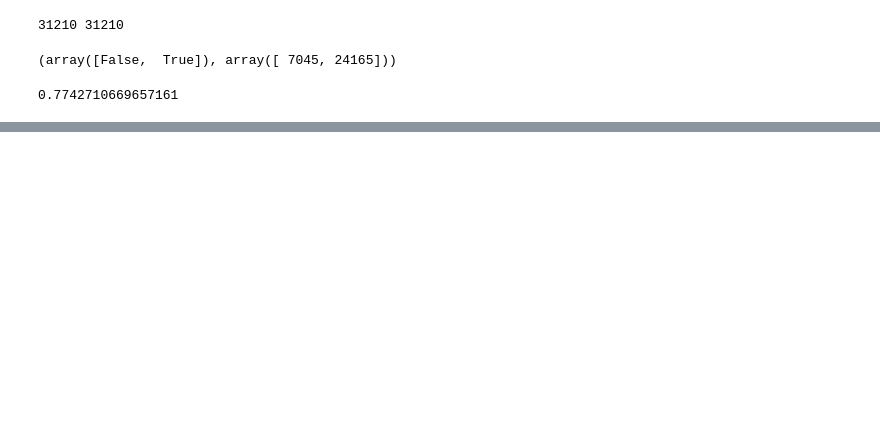
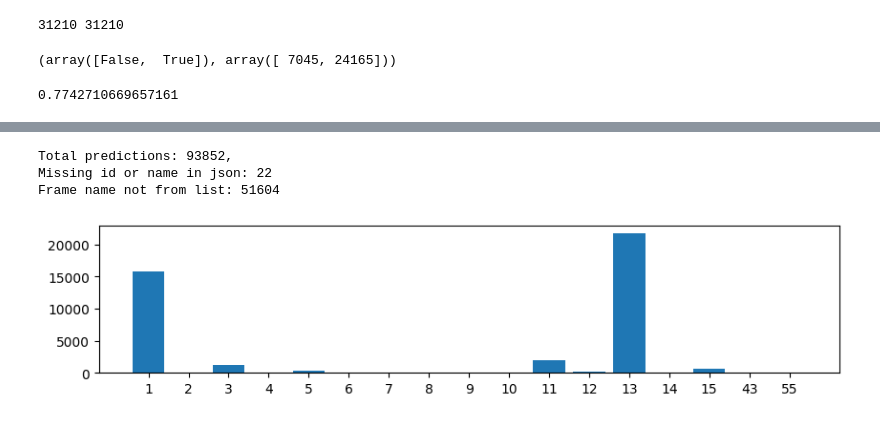
Before and after one commit to copenlu/frame-align, a Jupyter notebook: notebooks/Results Analysis.ipynb, the cells around one changed output, grey strips where cells are left out. Cells and saved outputs as stored; diff of their text form; code cells hidden in the pictures; blank space fills up the shorter version.

Commit message:
Added predicted label name,id alignment analysis

```diff
--- a/notebooks/Results Analysis.ipynb
+++ b/notebooks/Results Analysis.ipynb
@@ -85,0 +85,12 @@ out_df[out_df['correct'] == 0].sample(100)[['text', 'label', 'pred_frames']]
+# %%
+frame_pred_list = []
+total_preds = 0
+missing_count = 0
+for i in out_df['clean_preds']:
+    for j in i:
+        total_preds += 1
+        try:
+            frame_pred_list.append((j['frame_id'],j['frame_name']))
+        except:
+            missing_count += 1
+            print(j)
@@ -85,0 +115,25 @@ out_df[out_df['correct'] == 0].sample(100)[['text', 'label', 'pred_frames']]
+# %%
+bad_name_count = 0
+predicted_ids = []
+predicted_names = []
+for id, name in frame_pred_list:
+    if name not in frame_map.values():
+        bad_name_count += 1
+    else:
+        predicted_ids.append(id)
+        predicted_names.append(name)
+# %%
+print(f"Total predictions: {total_preds},\nMissing id or name in json: {missing_count}")
+print(f"Frame name not from list: {bad_name_count}")
+# %% [output]
+Total predictions: 93852,
+Missing id or name in json: 22
+Frame name not from list: 51604
+# %%
+labels, counts = np.unique(predicted_ids, return_counts=True)
+labels = [str(l) for l in labels]
+plt.figure(figsize=(10,2))
+plt.bar(labels, counts)
+plt.show()
+# %% [output]
+[figure, added]
```
Also changed, not shown: parts of 9 cells of this notebook.
